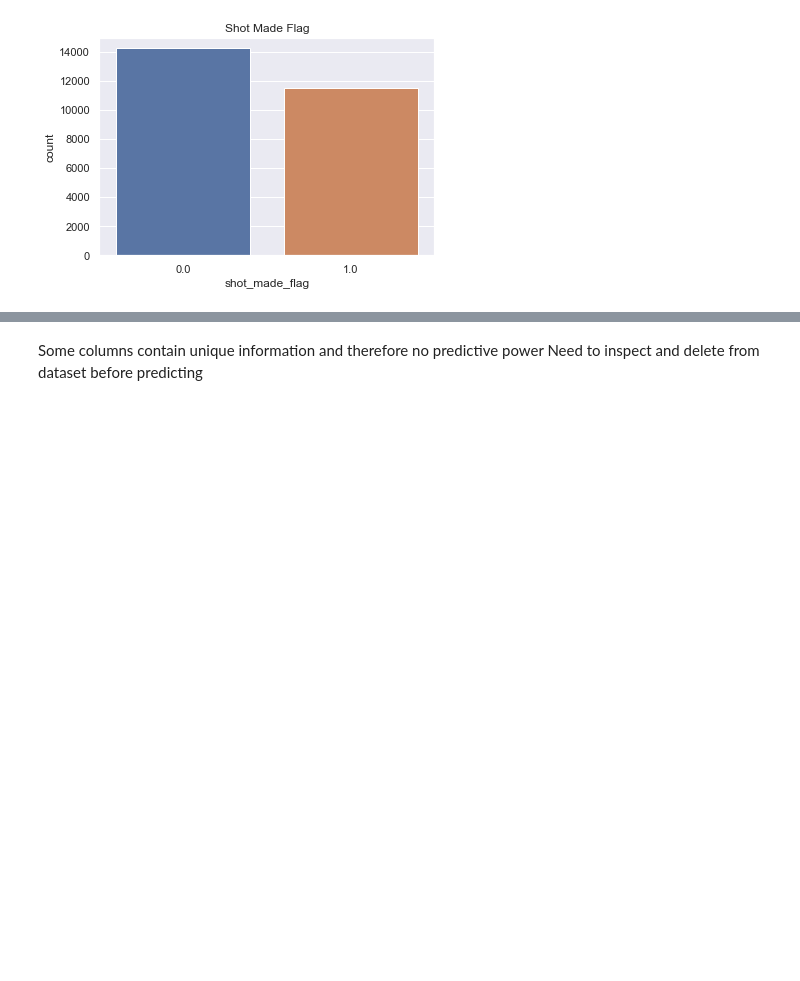
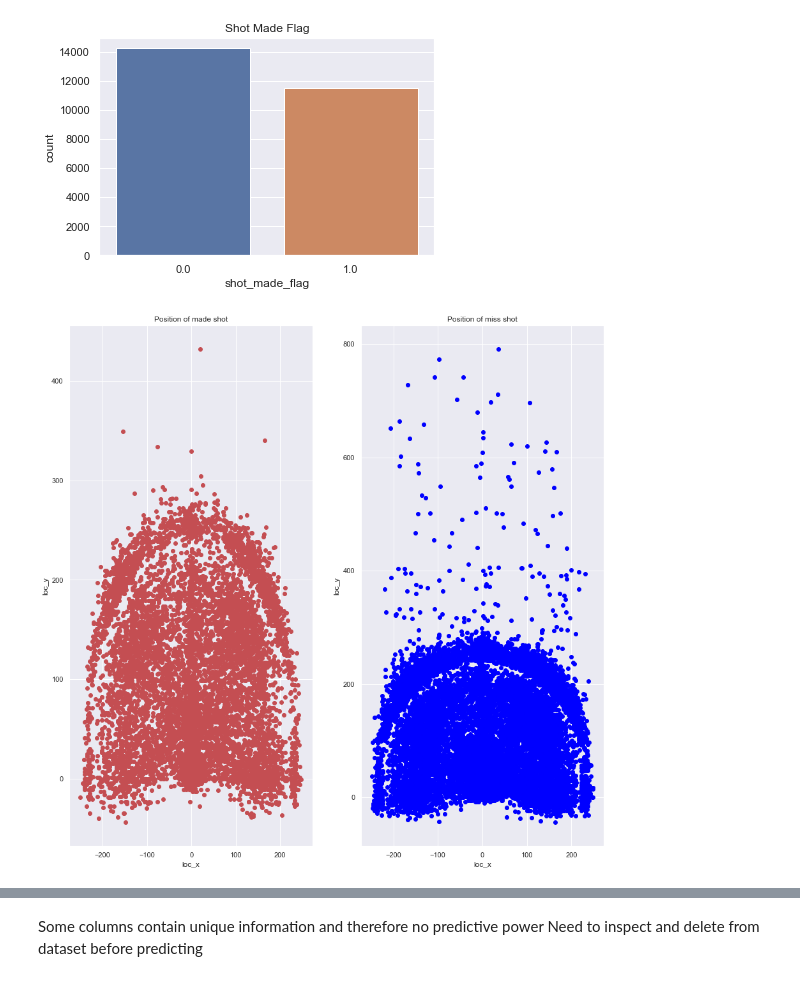
Before and after one commit to wyfok/Kobe_Bryant, a Jupyter notebook: Kobe_Bryant.ipynb, the cells around one changed output, grey strips where cells are left out. Drawn from its saved outputs; the diff is of its cells as text; code cells hidden in the pictures; blank space fills up the shorter version.

Commit message:
Update to data cleaning

```diff
--- a/Kobe_Bryant.ipynb
+++ b/Kobe_Bryant.ipynb
@@ -91,3 +91,21 @@ ax.set_title('Shot Made Flag')
 plt.show()
 # %% [output]
 [figure]
+# %%
+loc_x_made=data[data['shot_made_flag']==1]['loc_x'].values.tolist()
+loc_y_made=data[data['shot_made_flag']==1]['loc_y'].values.tolist()
+loc_x_miss=data[data['shot_made_flag']==0]['loc_x'].values.tolist()
+loc_y_miss=data[data['shot_made_flag']==0]['loc_y'].values.tolist()
+# %%
+fig,((ax1,ax2))=plt.subplots(1,2,figsize=(15,15))
+ax1.scatter(loc_x_made, loc_y_made,c='r')
+ax2.scatter(loc_x_miss, loc_y_miss,c='blue')
+ax1.set_title('Position of made shot')
+ax1.set_xlabel('loc_x')
+ax1.set_ylabel('loc_y')
+ax2.set_title('Position of miss shot')
+ax2.set_xlabel('loc_x')
+ax2.set_ylabel('loc_y')
+plt.show()
+# %% [output]
+[figure, added]
```
Also changed, not shown: parts of 22 cells of this notebook.
